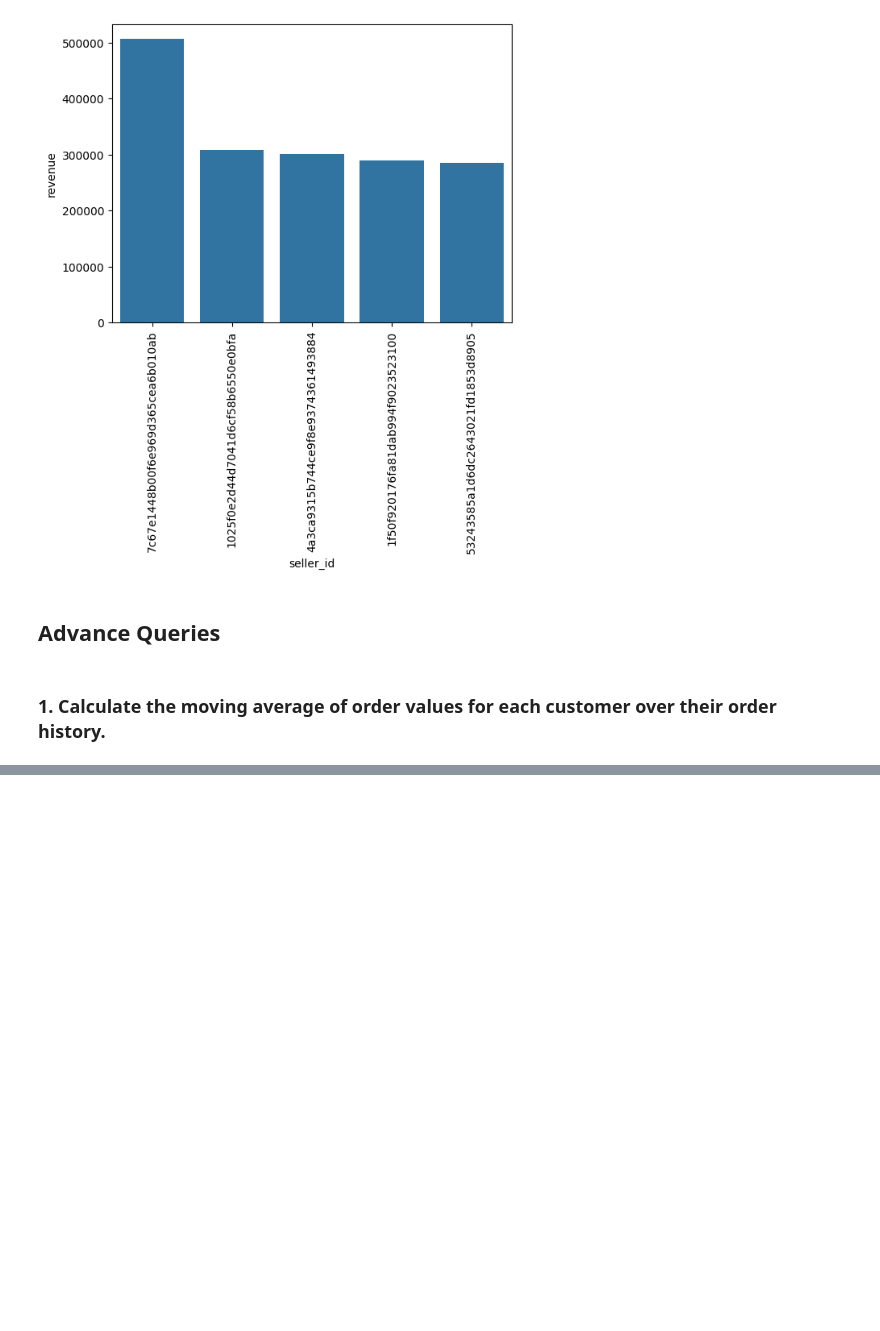
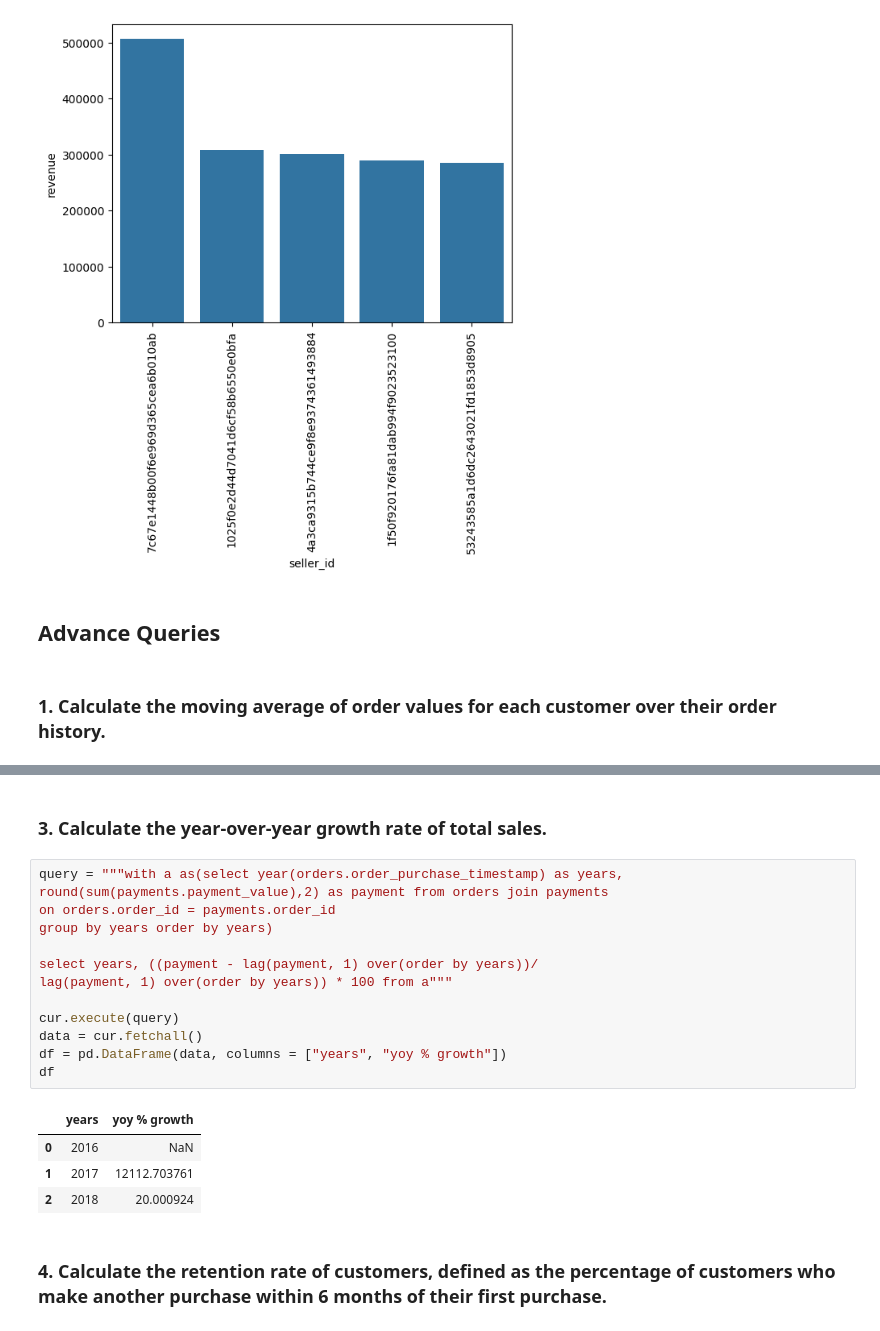
Before and after one commit to vaibhav-arde/Ecommerce_Data_Analysis_Using_Python_SQL, a Jupyter notebook: ecommerce_analysis.ipynb, the cells around one changed output, grey strips where cells are left out. Saved outputs shown, nothing was run; the diff lists cells and outputs as text; blank space fills up the shorter version.

```diff
--- a/ecommerce_analysis.ipynb
+++ b/ecommerce_analysis.ipynb
@@ -248,0 +310,22 @@ plt.show()
+# %% [markdown]
+### 3. Calculate the year-over-year growth rate of total sales.
+# %%
+query = """with a as(select year(orders.order_purchase_timestamp) as years,
+round(sum(payments.payment_value),2) as payment from orders join payments
+on orders.order_id = payments.order_id
+group by years order by years)
+
+select years, ((payment - lag(payment, 1) over(order by years))/
+lag(payment, 1) over(order by years)) * 100 from a"""
+
+cur.execute(query)
+data = cur.fetchall()
+df = pd.DataFrame(data, columns = ["years", "yoy % growth"])
+df
+# %% [output]
+|  | years | yoy % growth |
+| 0 | 2016 | NaN |
+| 1 | 2017 | 12112.703761 |
+| 2 | 2018 | 20.000924 |
+# %% [markdown]
+### 4. Calculate the retention rate of customers, defined as the percentage of customers who make another purchase within 6 months of their first purchase.
```
Also changed, not shown: parts of 6 cells of this notebook, 1 other file.
